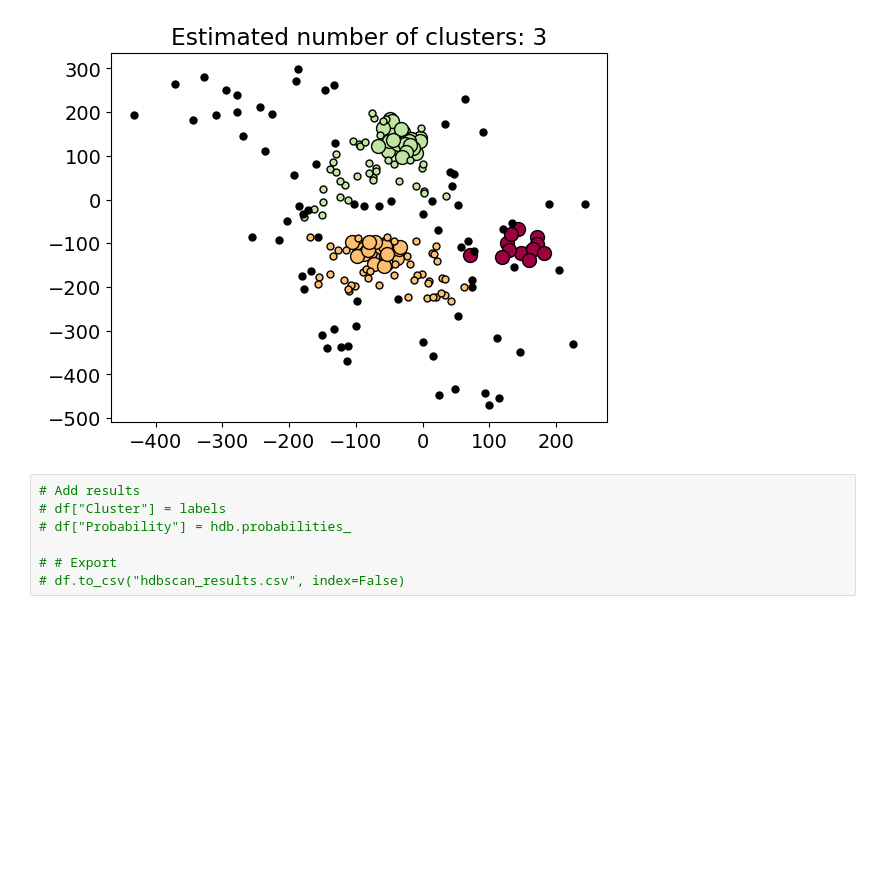
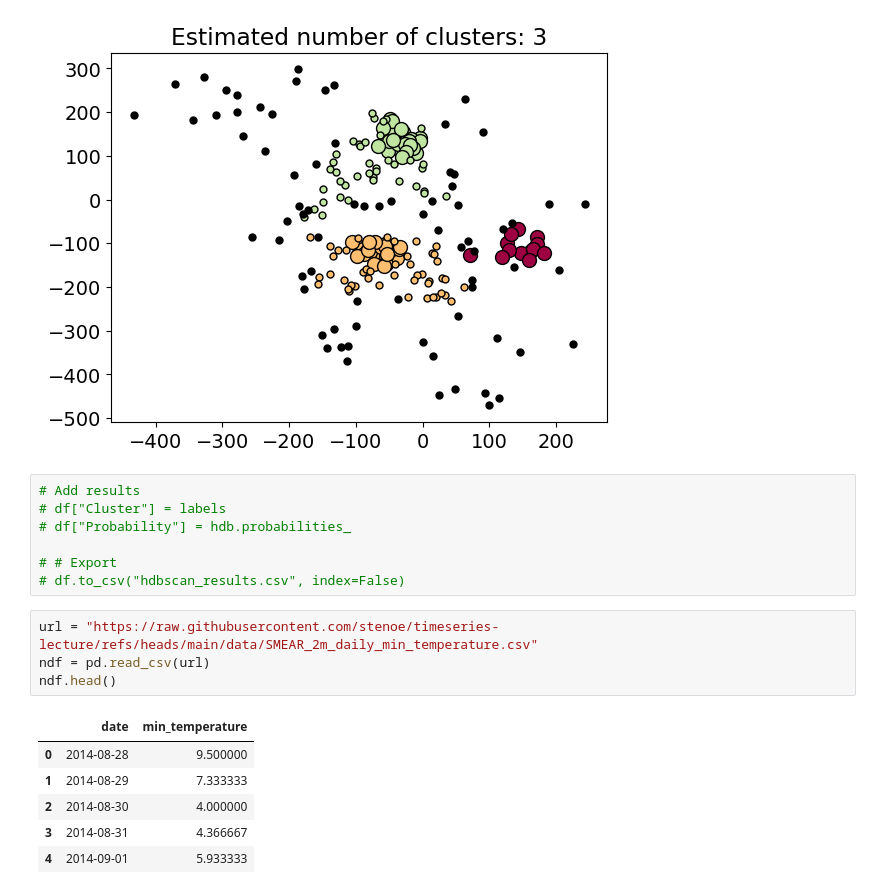
Before and after one commit to anujthapamagar/FEDS, a Jupyter notebook: lecture3.ipynb, the cells around one changed output. Drawn from its saved outputs; the diff is of its cells as text; blank space fills up the shorter version.

```diff
--- a/lecture3.ipynb
+++ b/lecture3.ipynb
@@ -164,3 +164,14 @@ plot_hdbscan_style(X, labels, hdb.probabilities_)
 
 # # Export
 # df.to_csv("hdbscan_results.csv", index=False)
+# %%
+url = "https://raw.githubusercontent.com/stenoe/timeseries-lecture/refs/heads/main/data/SMEAR_2m_daily_min_temperature.csv"
+ndf = pd.read_csv(url)
+ndf.head()
+# %% [output]
+|  | date | min_temperature |
+| 0 | 2014-08-28 | 9.500000 |
+| 1 | 2014-08-29 | 7.333333 |
+| 2 | 2014-08-30 | 4.000000 |
+| 3 | 2014-08-31 | 4.366667 |
+| 4 | 2014-09-01 | 5.933333 |
```
Also changed, not shown: parts of 3 cells of this notebook.
